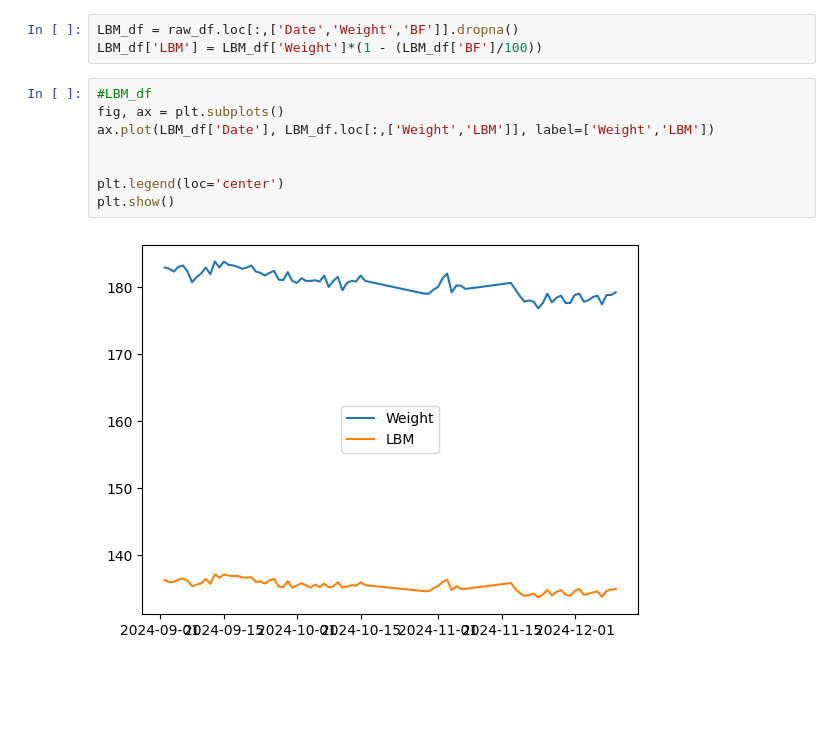
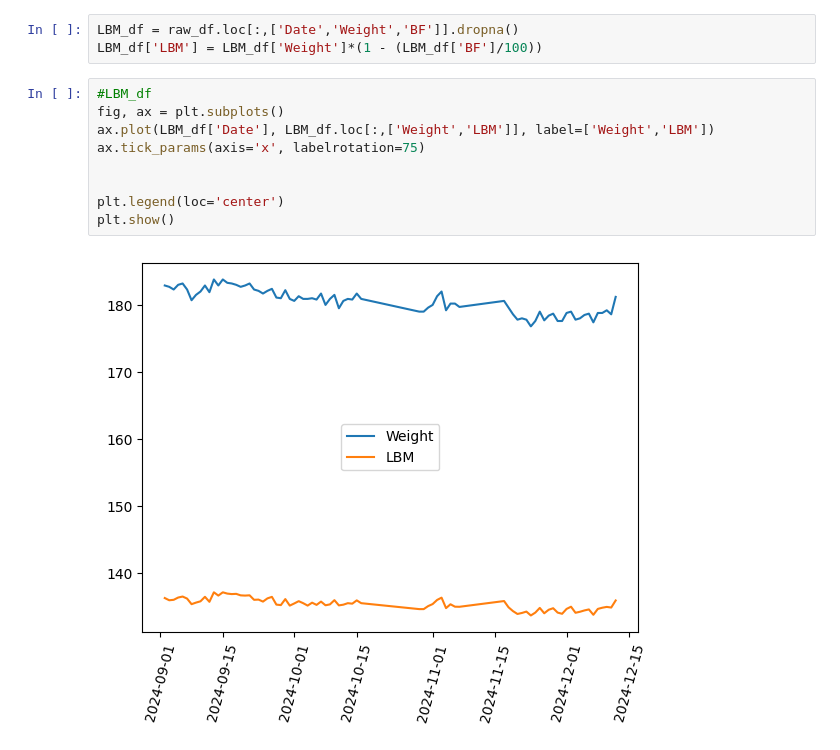
Before and after one commit to eskoviak/pyspark-playground, a Jupyter notebook: Notebooks/Explore Fitness.ipynb, the cells around one changed output. Saved outputs shown, nothing was run; the diff lists cells and outputs as text; blank space fills up the shorter version.

```diff
--- a/Notebooks/Explore Fitness.ipynb
+++ b/Notebooks/Explore Fitness.ipynb
@@ -212,10 +212,11 @@ LBM_df['LBM'] = LBM_df['Weight']*(1 - (LBM_df['BF']/100))
 # %%
 #LBM_df
 fig, ax = plt.subplots()
 ax.plot(LBM_df['Date'], LBM_df.loc[:,['Weight','LBM']], label=['Weight','LBM'])
+ax.tick_params(axis='x', labelrotation=75)
 
 
 plt.legend(loc='center')
 plt.show()
 # %% [output]
-[figure, old version]
+[figure, new version]
```
Also changed, not shown: parts of 4 cells of this notebook, 2 other files.
